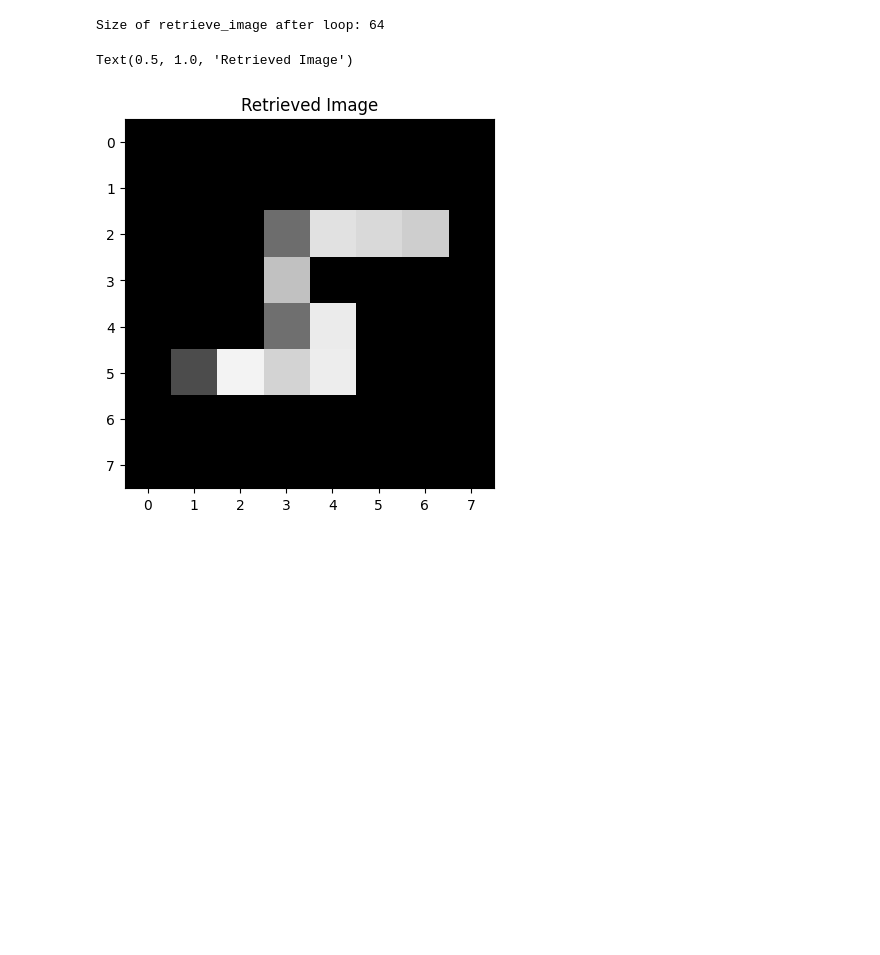
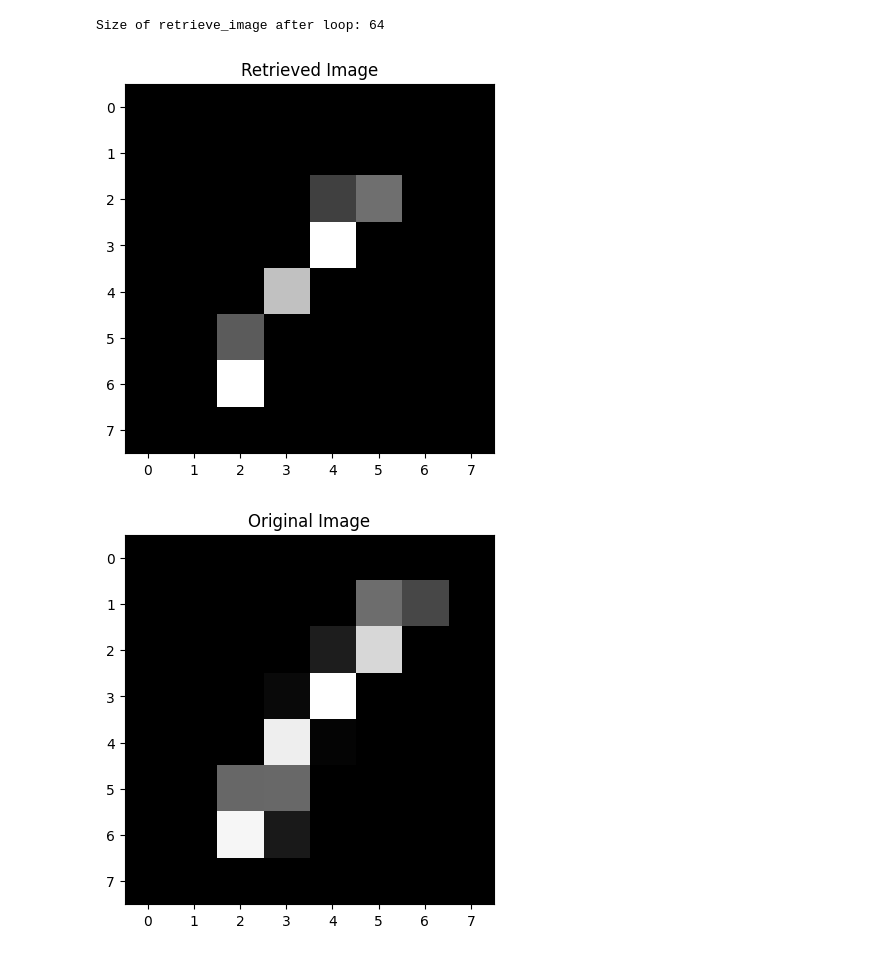
Before and after one commit to small-brain-ferret/quantum-image-ksasf, a Jupyter notebook: FRQI-greyscale/frqi.ipynb, the cells around one changed output. Drawn from its saved outputs; the diff is of its cells as text; code cells hidden in the pictures; blank space fills up the shorter version.

```diff
--- a/FRQI-greyscale/frqi.ipynb
+++ b/FRQI-greyscale/frqi.ipynb
@@ -86,9 +86,12 @@ def frqi(circ,n ,t, angles):
 dataset = pd.read_csv('mnist-resized frqi.csv')
 images = dataset.to_numpy()[:,1:].reshape(42000,8,8)
 pixel_values = images.reshape(42000,64)
-plt.imshow(images[12345,:], cmap='gray')
+
+selected_index = 0
+
+plt.imshow(images[selected_index,:], cmap='gray')
 normalized_pixels = pixel_values/255.0
-angles = np.arcsin(normalized_pixels[12345,:])
+angles = np.arcsin(normalized_pixels[selected_index,:])
 plt.title("Original Image")
 # %% [output]
 Text(0.5, 1.0, 'Original Image')
@@ -118,7 +121,7 @@ simulator = AerSimulator()
 t_qc = transpile(qc, simulator)
 
 # Run the circuit on the simulator with 128 shots
-num_shots = 100
+num_shots = 10000
 result = simulator.run(t_qc, shots=num_shots).result()
 
 # Get the counts (measurement outcomes)
@@ -180,7 +183,12 @@ retrieve_image = retrieve_image.reshape((8,8))
 # %%
 # Plot the retrieved image to see if it is the same as the one encoded
 plt.imshow(retrieve_image, cmap='gray', vmin=0, vmax=255)
 plt.title("Retrieved Image")
+plt.show()
+
+plt.imshow(images[selected_index,:], cmap='gray')
+plt.title("Original Image")
+plt.show()
 # %% [output]
-Text(0.5, 1.0, 'Retrieved Image')
-[figure, old version]
+[figure, new version]
+[figure, added]
```
Also changed, not shown: parts of 3 cells of this notebook, 1 other file.
